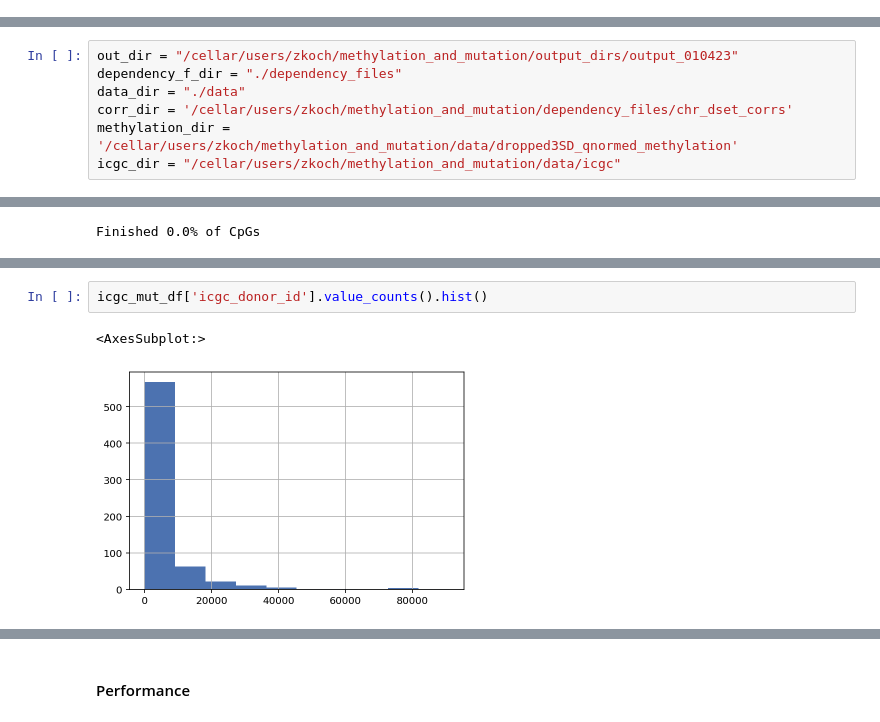
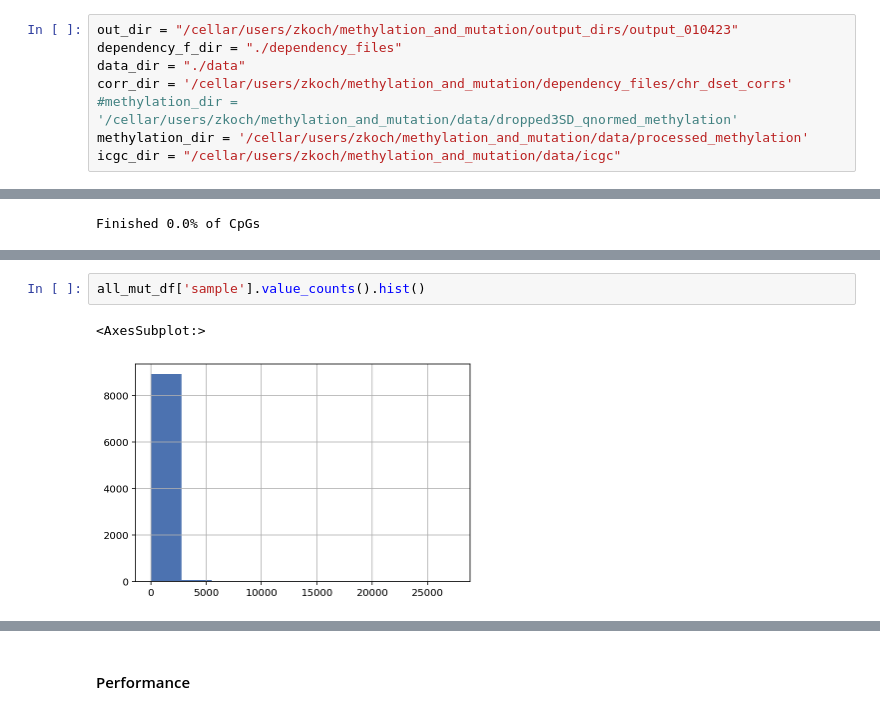
Before and after one commit to zanekoch/methylation_and_mutation, a Jupyter notebook: mut_clock_dev.ipynb, the cells around one changed output, grey strips where cells are left out. Drawn from its saved outputs; the diff is of its cells as text.

```diff
--- a/mut_clock_dev.ipynb
+++ b/mut_clock_dev.ipynb
@@ -27,3 +27,11 @@ from sklearn.linear_model import LinearRegression, ElasticNet, ElasticNetCV
 
 %config InlineBackend.figure_format = 'retina'
 plt.style.use("seaborn-deep")
+# %%
+out_dir = "/cellar/users/zkoch/methylation_and_mutation/output_dirs/output_010423"
+dependency_f_dir = "./dependency_files"
+data_dir = "./data"
+corr_dir = '/cellar/users/zkoch/methylation_and_mutation/dependency_files/chr_dset_corrs'
+#methylation_dir = '/cellar/users/zkoch/methylation_and_mutation/data/dropped3SD_qnormed_methylation'
+methylation_dir = '/cellar/users/zkoch/methylation_and_mutation/data/processed_methylation'
+icgc_dir = "/cellar/users/zkoch/methylation_and_mutation/data/icgc"
@@ -32,10 +42,3 @@ plt.style.use("seaborn-deep")
-# %%
-out_dir = "/cellar/users/zkoch/methylation_and_mutation/output_dirs/output_010423"
-dependency_f_dir = "./dependency_files"
-data_dir = "./data"
-corr_dir = '/cellar/users/zkoch/methylation_and_mutation/dependency_files/chr_dset_corrs'
-methylation_dir = '/cellar/users/zkoch/methylation_and_mutation/data/dropped3SD_qnormed_methylation'
-icgc_dir = "/cellar/users/zkoch/methylation_and_mutation/data/icgc"
 # %%
 illumina_cpg_locs_df, all_mut_df, all_methyl_df, all_methyl_df_t, all_meta_df, dataset_names_list = get_data.main(
     illum_cpg_locs_fn = os.path.join(dependency_f_dir, "illumina_cpg_450k_locations.csv"),
@@ -124,5 +188,5 @@ icgc_mut_df['mut_type'] = icgc_mut_df['mutated_from_allele'] + '>' + icgc_mut_df
 # %%
-icgc_mut_df['icgc_donor_id'].value_counts().hist()
+all_mut_df['sample'].value_counts().hist()
 # %% [output]
 <AxesSubplot:>
-[figure, old version]
+[figure, new version]
```
Also changed, not shown: parts of 56 cells of this notebook, 6 other files.
